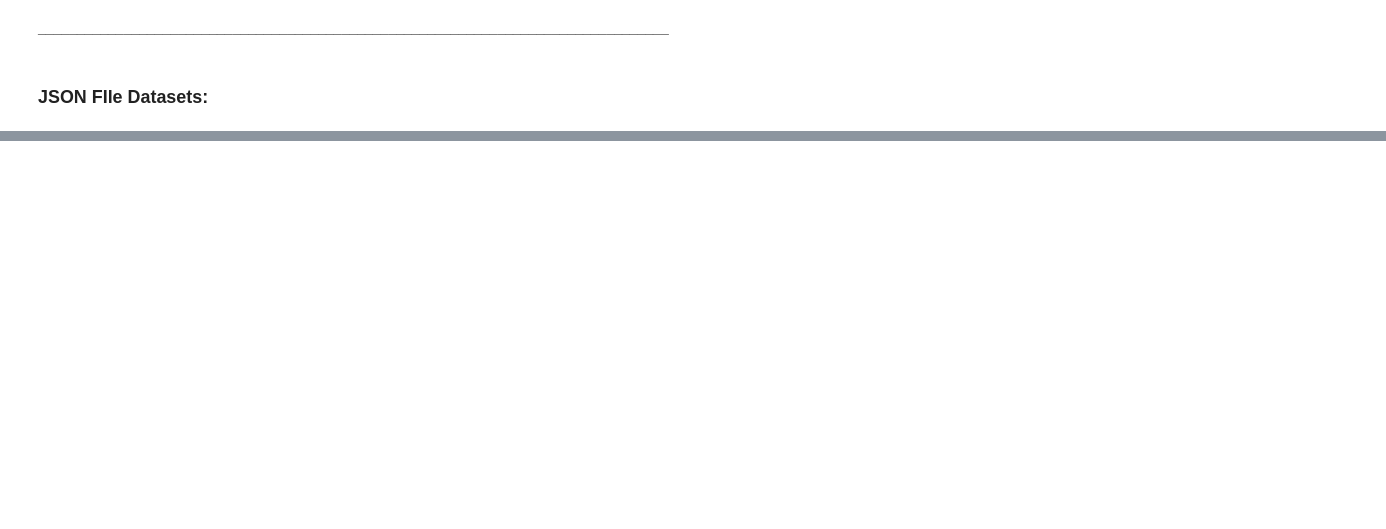
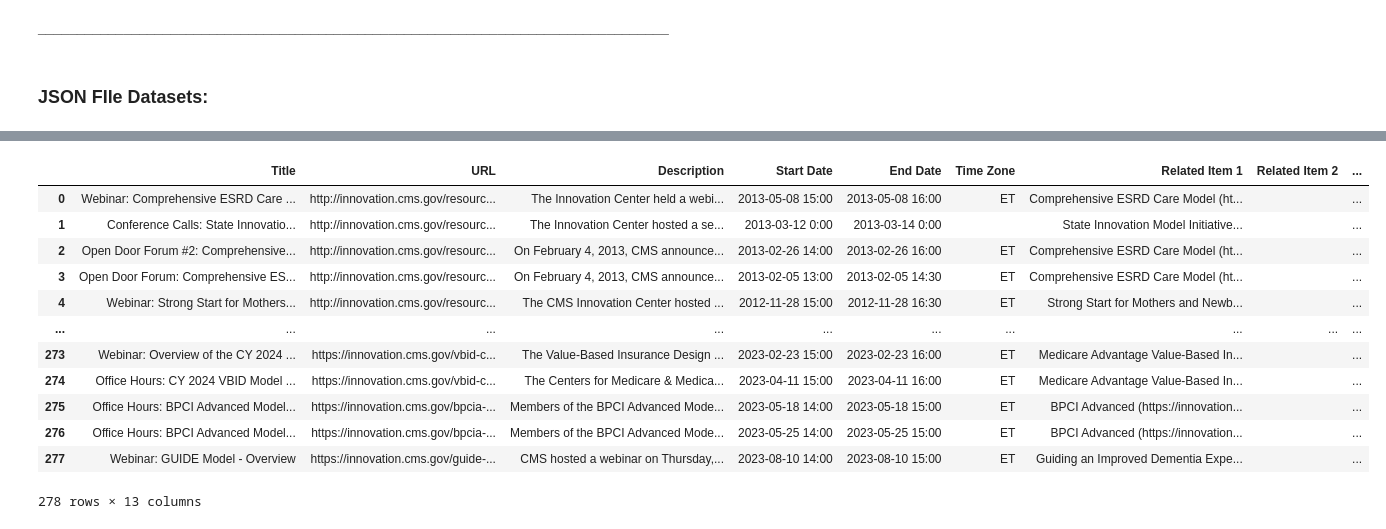
Before and after one commit to c-susan/datasci_1_loading, a Jupyter notebook: hha507_assignment1.ipynb, the cells around one changed output, grey strips where cells are left out. Drawn from its saved outputs; the diff is of its cells as text; code cells hidden in the pictures; blank space fills up the shorter version.

```diff
--- a/hha507_assignment1.ipynb
+++ b/hha507_assignment1.ipynb
@@ -142,0 +331,17 @@ First 10 rows:
+# %%
+json3 = pd.read_json('https://raw.githubusercontent.com/c-susan/datasci_1_loading/main/data/WebinarsForums_InnovationCenter-08-24-23.json')
+json3
+# %% [output]
+|  | Title | URL | Description | Start Date | End Date | Time Zone | Related Item 1 | Related Item 2 | ... |
+| 0 | Webinar: Comprehensive ESRD Care ... | http://innovation.cms.gov/resourc... | The Innovation Center held a webi... | 2013-05-08 15:00 | 2013-05-08 16:00 | ET | Comprehensive ESRD Care Model (ht... |  | ... |
+| 1 | Conference Calls: State Innovatio... | http://innovation.cms.gov/resourc... | The Innovation Center hosted a se... | 2013-03-12 0:00 | 2013-03-14 0:00 |  | State Innovation Model Initiative... |  | ... |
+| 2 | Open Door Forum #2: Comprehensive... | http://innovation.cms.gov/resourc... | On February 4, 2013, CMS announce... | 2013-02-26 14:00 | 2013-02-26 16:00 | ET | Comprehensive ESRD Care Model (ht... |  | ... |
+| 3 | Open Door Forum: Comprehensive ES... | http://innovation.cms.gov/resourc... | On February 4, 2013, CMS announce... | 2013-02-05 13:00 | 2013-02-05 14:30 | ET | Comprehensive ESRD Care Model (ht... |  | ... |
+| 4 | Webinar: Strong Start for Mothers... | http://innovation.cms.gov/resourc... | The CMS Innovation Center hosted ... | 2012-11-28 15:00 | 2012-11-28 16:30 | ET | Strong Start for Mothers and Newb... |  | ... |
+| ... | ... | ... | ... | ... | ... | ... | ... | ... | ... |
+| 273 | Webinar: Overview of the CY 2024 ... | https://innovation.cms.gov/vbid-c... | The Value-Based Insurance Design ... | 2023-02-23 15:00 | 2023-02-23 16:00 | ET | Medicare Advantage Value-Based In... |  | ... |
+| 274 | Office Hours: CY 2024 VBID Model ... | https://innovation.cms.gov/vbid-c... | The Centers for Medicare & Medica... | 2023-04-11 15:00 | 2023-04-11 16:00 | ET | Medicare Advantage Value-Based In... |  | ... |
+| 275 | Office Hours: BPCI Advanced Model... | https://innovation.cms.gov/bpcia-... | Members of the BPCI Advanced Mode... | 2023-05-18 14:00 | 2023-05-18 15:00 | ET | BPCI Advanced (https://innovation... |  | ... |
+| 276 | Office Hours: BPCI Advanced Model... | https://innovation.cms.gov/bpcia-... | Members of the BPCI Advanced Mode... | 2023-05-25 14:00 | 2023-05-25 15:00 | ET | BPCI Advanced (https://innovation... |  | ... |
+| 277 | Webinar: GUIDE Model - Overview | https://innovation.cms.gov/guide-... | CMS hosted a webinar on Thursday,... | 2023-08-10 14:00 | 2023-08-10 15:00 | ET | Guiding an Improved Dementia Expe... |  | ... |
+278 rows × 13 columns
```
Also changed, not shown: parts of 26 cells of this notebook.
